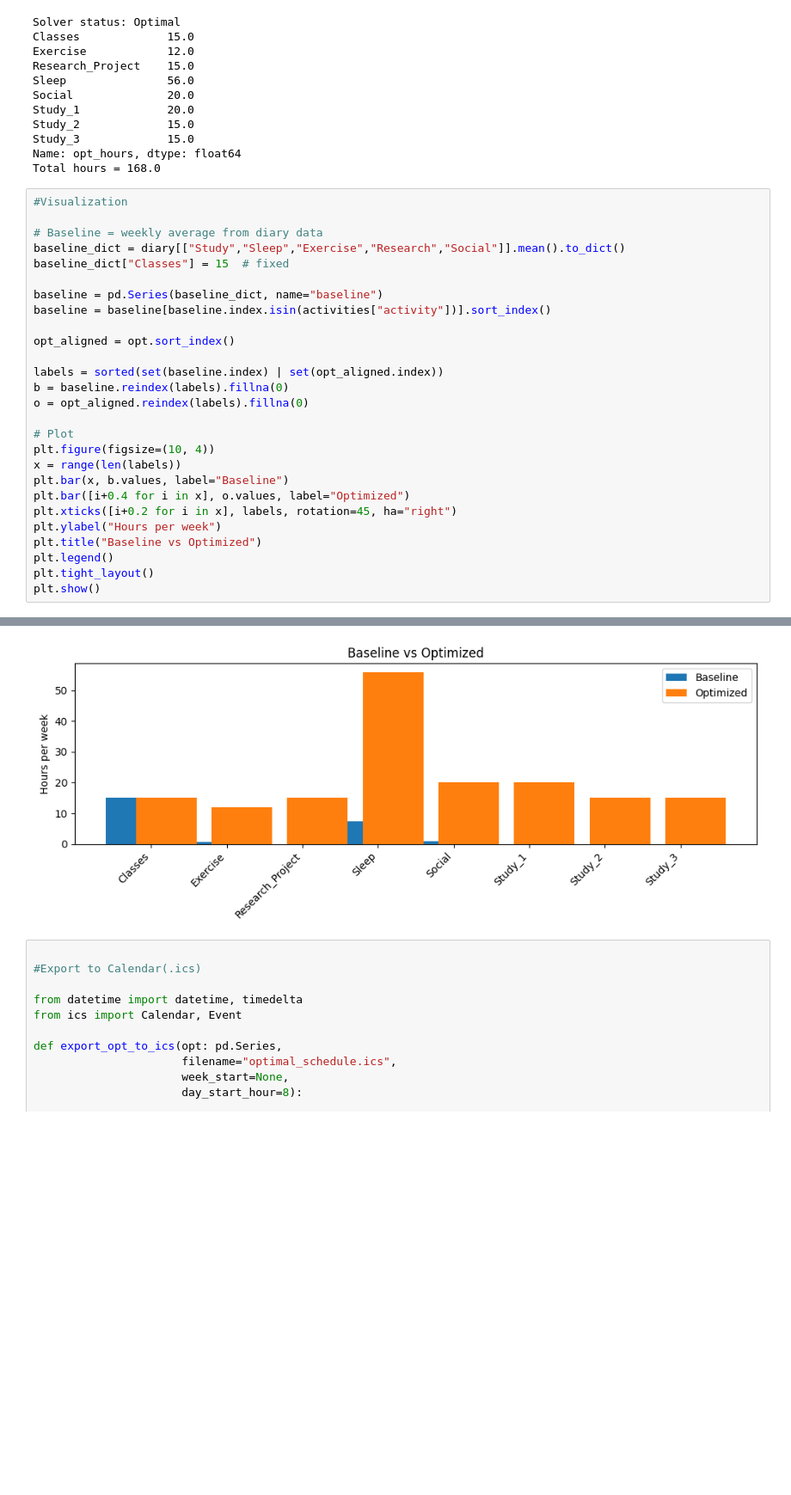
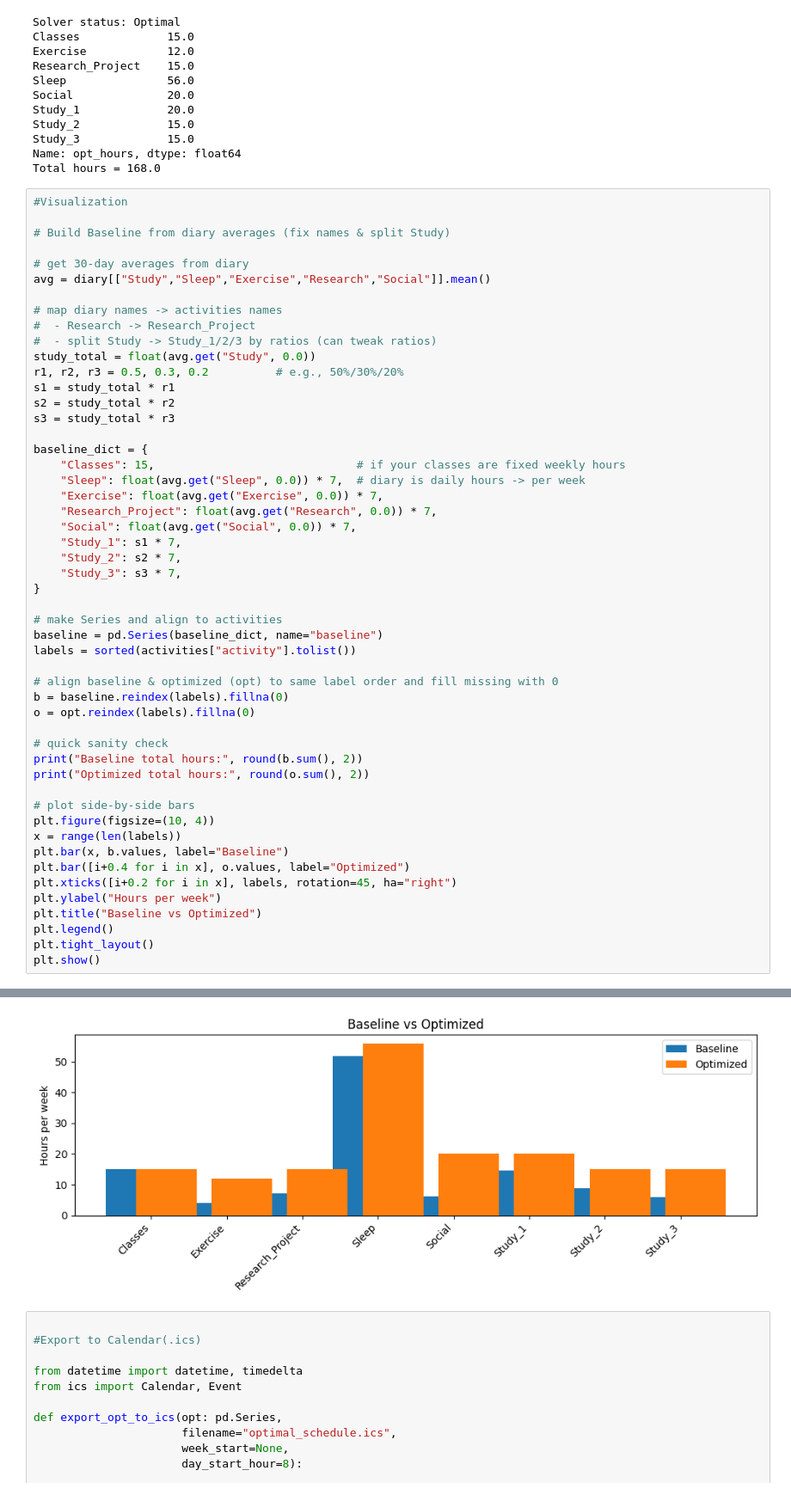
Before and after one commit to zedda110088/time-allocation-optimizer, a Jupyter notebook: notebooks/demo.ipynb, the cells around one changed output, grey strips where cells are left out. Shown at 86% size. Cells and saved outputs as stored; diff of their text form; blank space fills up the shorter version.

```diff
--- a/notebooks/demo.ipynb
+++ b/notebooks/demo.ipynb
@@ -79,20 +79,44 @@ Total hours = 168.0
 # %%
 #Visualization
 
-# Baseline = weekly average from diary data
-baseline_dict = diary[["Study","Sleep","Exercise","Research","Social"]].mean().to_dict()
-baseline_dict["Classes"] = 15  # fixed
+# Build Baseline from diary averages (fix names & split Study)
 
+# get 30-day averages from diary
+avg = diary[["Study","Sleep","Exercise","Research","Social"]].mean()
+
+# map diary names -> activities names
+#  - Research -> Research_Project
+#  - split Study -> Study_1/2/3 by ratios (can tweak ratios)
+study_total = float(avg.get("Study", 0.0))
+r1, r2, r3 = 0.5, 0.3, 0.2          # e.g., 50%/30%/20%
+s1 = study_total * r1
+s2 = study_total * r2
+s3 = study_total * r3
+
+baseline_dict = {
+    "Classes": 15,                              # if your classes are fixed weekly hours
+    "Sleep": float(avg.get("Sleep", 0.0)) * 7,  # diary is daily hours -> per week
+    "Exercise": float(avg.get("Exercise", 0.0)) * 7,
+    "Research_Project": float(avg.get("Research", 0.0)) * 7,
+    "Social": float(avg.get("Social", 0.0)) * 7,
+    "Study_1": s1 * 7,
+    "Study_2": s2 * 7,
+    "Study_3": s3 * 7,
+}
+
+# make Series and align to activities
 baseline = pd.Series(baseline_dict, name="baseline")
-baseline = baseline[baseline.index.isin(activities["activity"])].sort_index()
+labels = sorted(activities["activity"].tolist())
 
-opt_aligned = opt.sort_index()
+# align baseline & optimized (opt) to same label order and fill missing with 0
+b = baseline.reindex(labels).fillna(0)
+o = opt.reindex(labels).fillna(0)
 
-labels = sorted(set(baseline.index) | set(opt_aligned.index))
-b = baseline.reindex(labels).fillna(0)
-o = opt_aligned.reindex(labels).fillna(0)
+# quick sanity check
+print("Baseline total hours:", round(b.sum(), 2))
+print("Optimized total hours:", round(o.sum(), 2))
 
-# Plot
+# plot side-by-side bars
 plt.figure(figsize=(10, 4))
 x = range(len(labels))
 plt.bar(x, b.values, label="Baseline")
@@ -107,4 +133,4 @@ plt.show()
-[figure, old version]
+[figure, new version]
 # %%
 
 #Export to Calendar(.ics)
```
Also changed, not shown: parts of 1 cell of this notebook.
